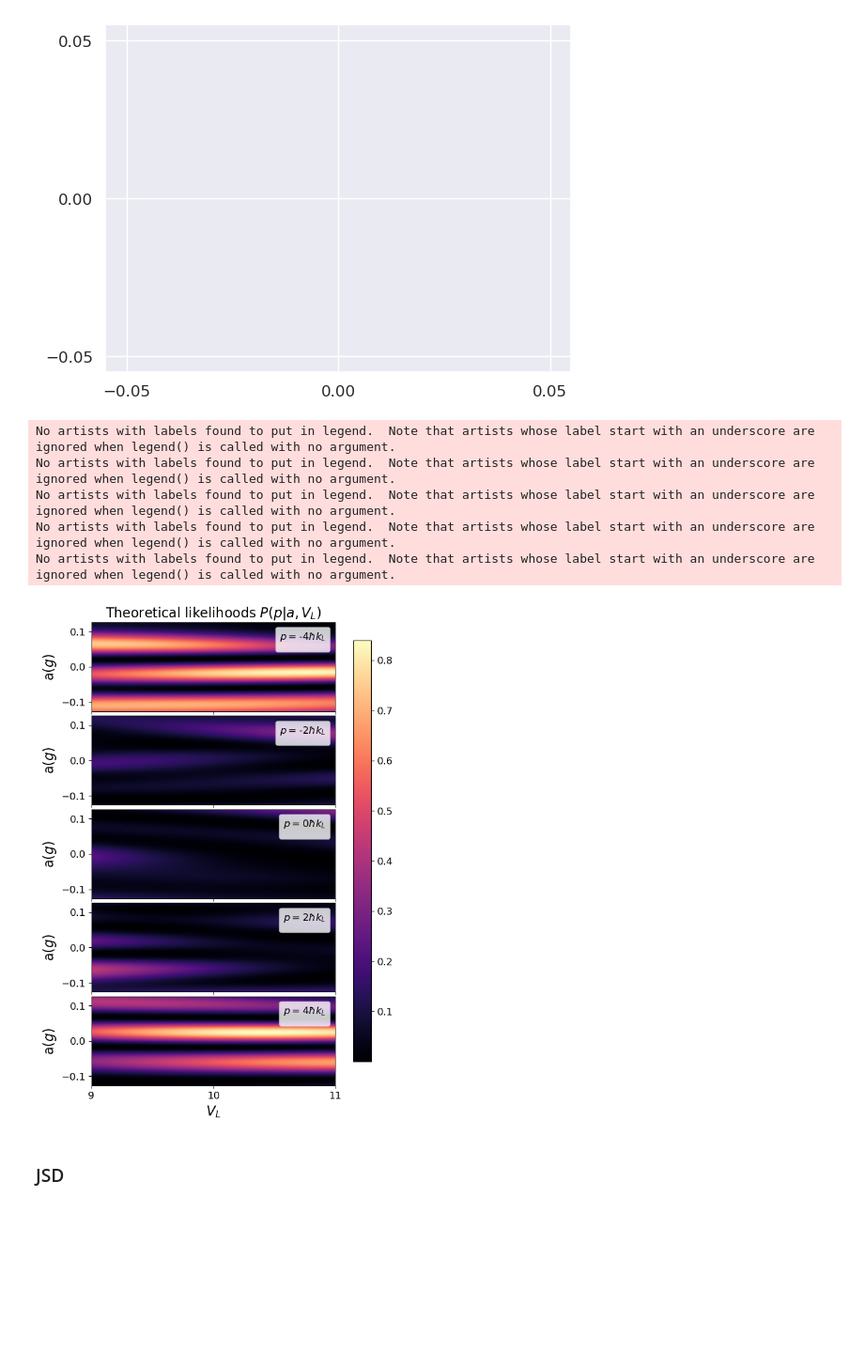
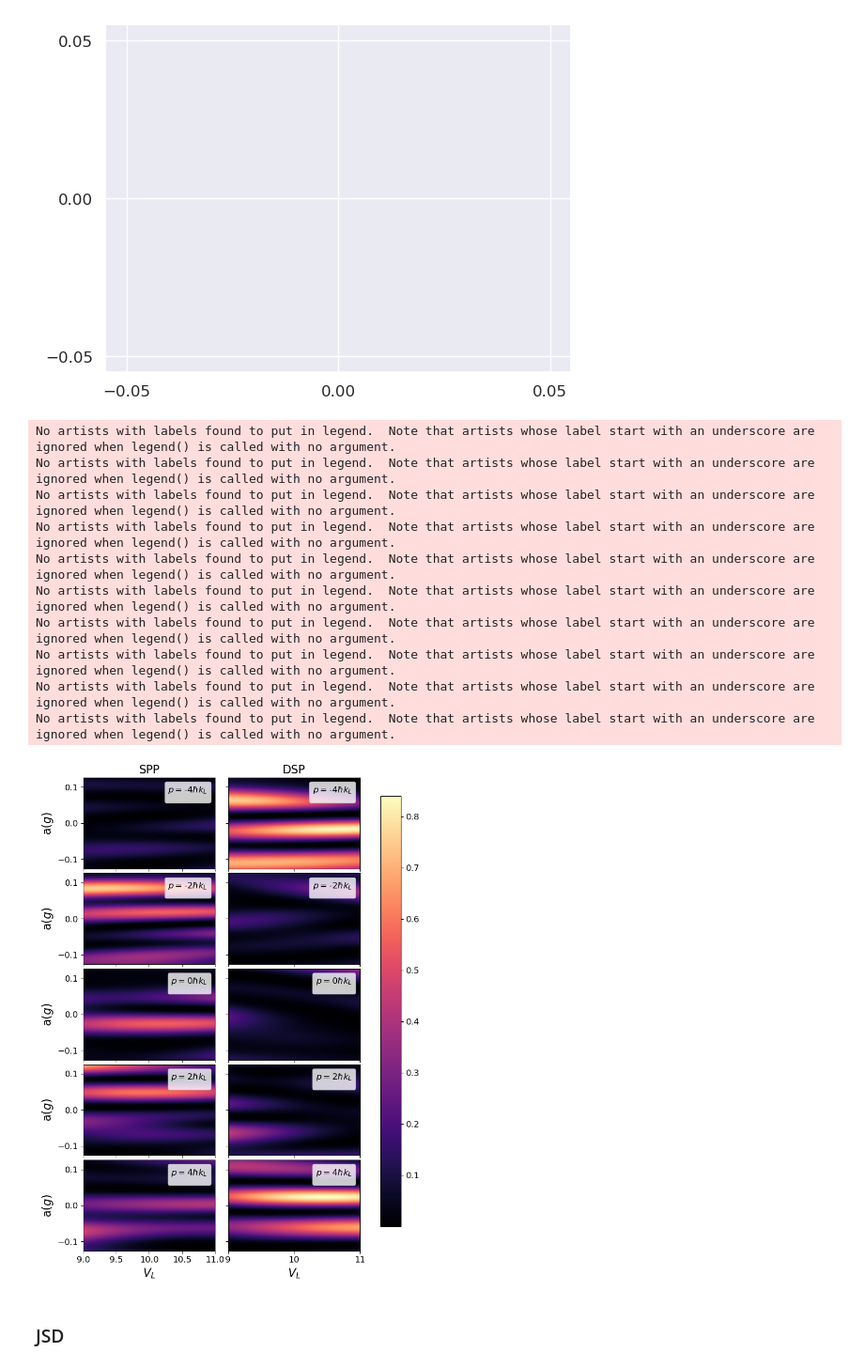
Before and after one commit to rootware/lattice_evolution, a Jupyter notebook: Python/Paper_Plots.ipynb, the cells around one changed output. Shown at 94% size. Saved outputs shown, nothing was run; the diff lists cells and outputs as text; code cells hidden in the pictures; blank space fills up the shorter version.

Commit message:
add files, figure organization soon

```diff
--- a/Python/Paper_Plots.ipynb
+++ b/Python/Paper_Plots.ipynb
@@ -48,8 +48,8 @@ yticks = ticker.MaxNLocator(3)
 ### For paper, reduce no. of components, vertically stacked
 from matplotlib import ticker
 
-fig=plt.figure(figsize=(6,10))
-gs = fig.add_gridspec(5,1 ,hspace=0.05, wspace=0.)
+fig=plt.figure(figsize=(8,12))
+gs = fig.add_gridspec(5,2 ,hspace=0.05, wspace=0.1)
 axs = gs.subplots(sharex='col', sharey='row')
 
 
@@ -57,42 +57,73 @@ axs = gs.subplots(sharex='col', sharey='row')
 # Setting the number of ticks
 plt.locator_params(axis='both', nbins=3)
 yticks = ticker.MaxNLocator(3)
+data = np.loadtxt("../Data/Rust_Runs/1param_acc_fig2/test.txt");
+datanew  = data[ np.lexsort((data[:,1],data[:,0])) ]
+AList= np.unique(datanew[:, 2])
+VList = np.unique(datanew[:,3])
+AVListIndex=datanew[:,0:2].astype(np.int64)
+MomProbSP=datanew[:,4:] #may depend on file, please check
 
-minn = np.min(MomProb);
-maxx = np.max(MomProb);
+data = np.loadtxt("../Data/Rust_Runs/Option2_Rust_Run2/test.txt");
+datanew  = data[ np.lexsort((data[:,1],data[:,0])) ]
+AList= np.unique(datanew[:, 2])
+VList = np.unique(datanew[:,3])
+AVListIndex=datanew[:,0:2].astype(np.int64)
+MomProbMP=datanew[:,4:] #may depend on file, please check
+
+minn = np.min([MomProbSP, MomProbMP]);
+maxx = np.max([MomProbSP, MomProbMP]);
 for i in range(3,8,1):
-    ax = axs[i-3];
-    im=ax.imshow(np.reshape(MomProb[:,i], (AList.size,VList.size)), cmap="magma",aspect="auto",extent =[VList[0],VList[-1],AList[0]*accUnit/g,AList[-1]*accUnit/g],  vmin=minn, vmax = maxx, label=str(2*i-10)+"$\hbar k_L$")
+    ax = axs[i-3,0];
+    im=ax.imshow(np.reshape(MomProbSP[:,i], (AList.size,VList.size)), cmap="magma",aspect="auto",extent =[VList[0],VList[-1],AList[0]*accUnit/g,AList[-1]*accUnit/g],  vmin=minn, vmax = maxx, label=str(2*i-10)+"$\hbar k_L$")
+    ax.legend(title="$p=$"+str(2*i-10)+"$\hbar k_L$")
+
+    ax.yaxis.set_major_locator(yticks)
+
+    ax.set_xlabel("$V_L$")
+   # ax.set_ylabel("$p=$"+str(-10+2*i)+"$\hbar k_L$"+'\n'+"a $(g)$")
+    ax.set_ylabel("a$(g)$")
+axs[0,0].set_title("SPP")
+
+
+
+for i in range(3,8,1):
+    ax = axs[i-3,1];
+    im=ax.imshow(np.reshape(MomProbMP[:,i], (AList.size,VList.size)), cmap="magma",aspect="auto",extent =[VList[0],VList[-1],AList[0]*accUnit/g,AList[-1]*accUnit/g],  vmin=minn, vmax = maxx, label=str(2*i-10)+"$\hbar k_L$")
     ax.legend(title="$p=$"+str(2*i-10)+"$\hbar k_L$")
 
     ax.yaxis.set_major_locator(yticks)
 
     ax.set_xlabel("$V_L$")
    # ax.set_ylabel("$p=$"+str(-10+2*i)+"$\hbar k_L$"+'\n'+"a $(g)$")
     ax.set_ylabel("a$(g)$")
 
-
 fig.subplots_adjust(right=0.8)
 cbar_ax = fig.add_axes([0.85, 0.15, 0.05, 0.7])
 #fig.colorbar(im, cax=cbar_ax)
 fig.colorbar(im,  cax = cbar_ax, orientation='vertical')
 
-axs[0].set_title("Theoretical likelihoods $P(p|a,V_L)$")
+axs[0,1].set_title("DSP")
 for ax in fig.get_axes():
     ax.label_outer()
 plt.grid(False)
 
 
 
-plt.savefig("2dfringes_g.pdf", bbox_inches='tight')
+plt.savefig("2dfringes_g_SPMP.pdf", bbox_inches='tight')
 plt.show()
 # %% [output]
 No artists with labels found to put in legend.  Note that artists whose label start with an underscore are ignored when legend() is called with no argument.
 No artists with labels found to put in legend.  Note that artists whose label start with an underscore are ignored when legend() is called with no argument.
 No artists with labels found to put in legend.  Note that artists whose label start with an underscore are ignored when legend() is called with no argument.
 No artists with labels found to put in legend.  Note that artists whose label start with an underscore are ignored when legend() is called with no argument.
 No artists with labels found to put in legend.  Note that artists whose label start with an underscore are ignored when legend() is called with no argument.
+No artists with labels found to put in legend.  Note that artists whose label start with an underscore are ignored when legend() is called with no argument.
+No artists with labels found to put in legend.  Note that artists whose label start with an underscore are ignored when legend() is called with no argument.
+No artists with labels found to put in legend.  Note that artists whose label start with an underscore are ignored when legend() is called with no argument.
+No artists with labels found to put in legend.  Note that artists whose label start with an underscore are ignored when legend() is called with no argument.
+No artists with labels found to put in legend.  Note that artists whose label start with an underscore are ignored when legend() is called with no argument.
-[figure, old version]
+[figure, new version]
 # %% [markdown]
 ### JSD
 # %%
```
Also changed, not shown: parts of 15 cells of this notebook, 23 other files.
